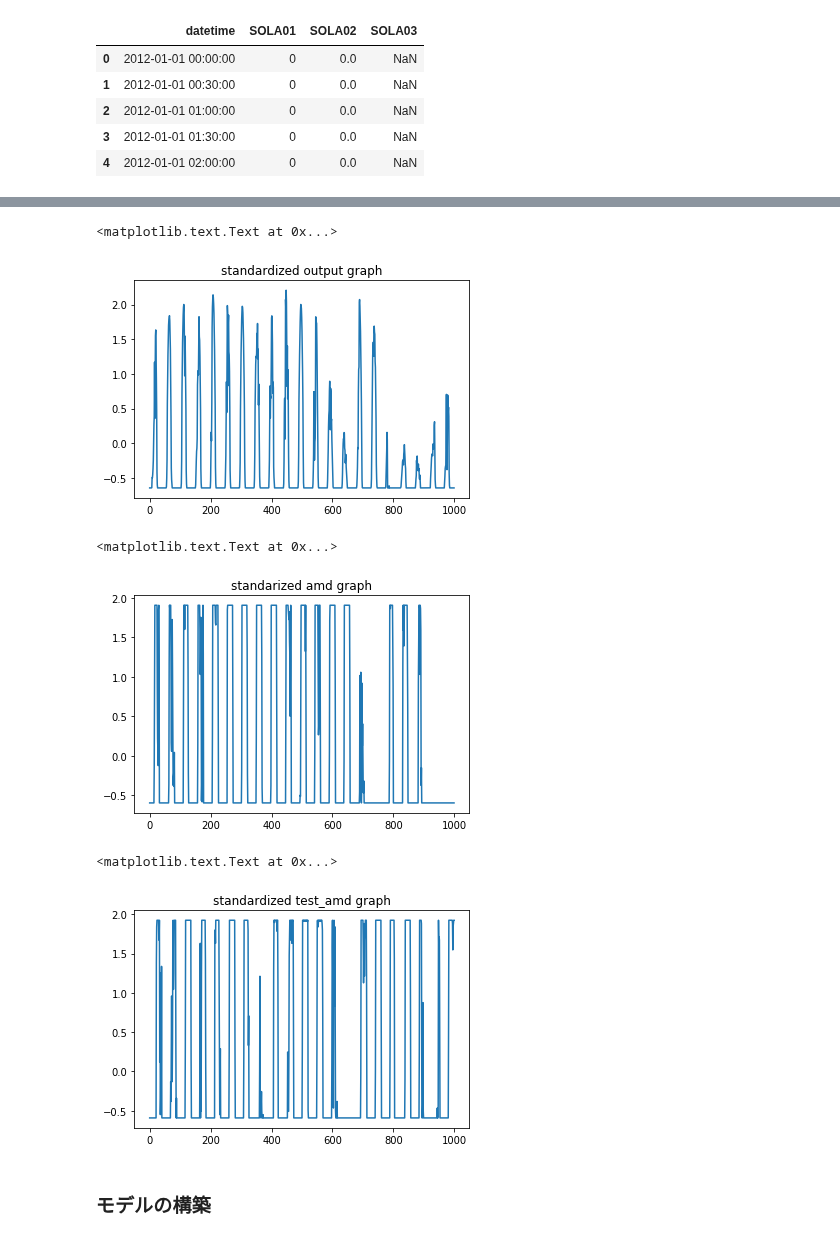
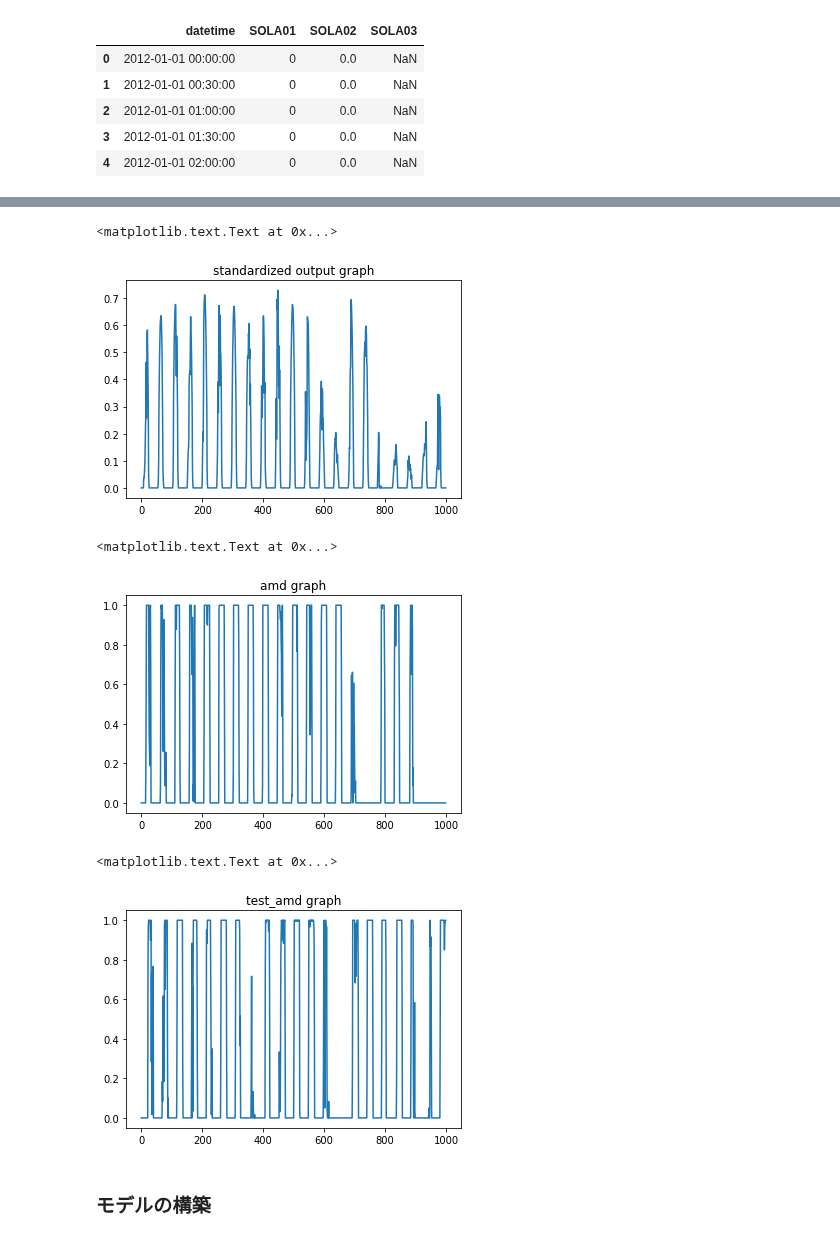
Before and after one commit to gciteam6/predict_amd, a Jupyter notebook: predict_SOLA01.ipynb, the cells around one changed output, grey strips where cells are left out. Saved outputs shown, nothing was run; the diff lists cells and outputs as text; code cells hidden in the pictures.

```diff
--- a/predict_SOLA01.ipynb
+++ b/predict_SOLA01.ipynb
@@ -187,23 +187,23 @@ X = np.array(input_list).reshape(len(input_list), chunk_size, 1)
 Y = np.array(normalized_output).reshape(len(input_list), 1 )
 X_predict = np.array(test_input_list).reshape(len(test_input_list), chunk_size, 1)
 # %%
-plt.plot(standardize_output[0:1000])
-plt.title("standardized output graph")
+plt.plot(normalized_output[0:1000])
+plt.title("output graph")
 # %% [output]
 <matplotlib.text.Text at 0x...>
-[figure, old version]
+[figure, new version]
 # %%
-plt.plot(standardized_amd[0:1000])
-plt.title("standarized amd graph")
+plt.plot(normalized_amd[0:1000])
+plt.title("amd graph")
 # %% [output]
 <matplotlib.text.Text at 0x...>
-[figure, old version]
+[figure, new version]
 # %%
-plt.plot(standardize_test_amd[0:1000])
-plt.title("standardized test_amd graph")
+plt.plot(normalized_test_amd[0:1000])
+plt.title("test_amd graph")
 # %% [output]
 <matplotlib.text.Text at 0x...>
-[figure, old version]
+[figure, new version]
 # %% [markdown]
 ### **モデルの構築**
 # %% [markdown]
```
Also changed, not shown: parts of 7 cells of this notebook, 13 other files.
